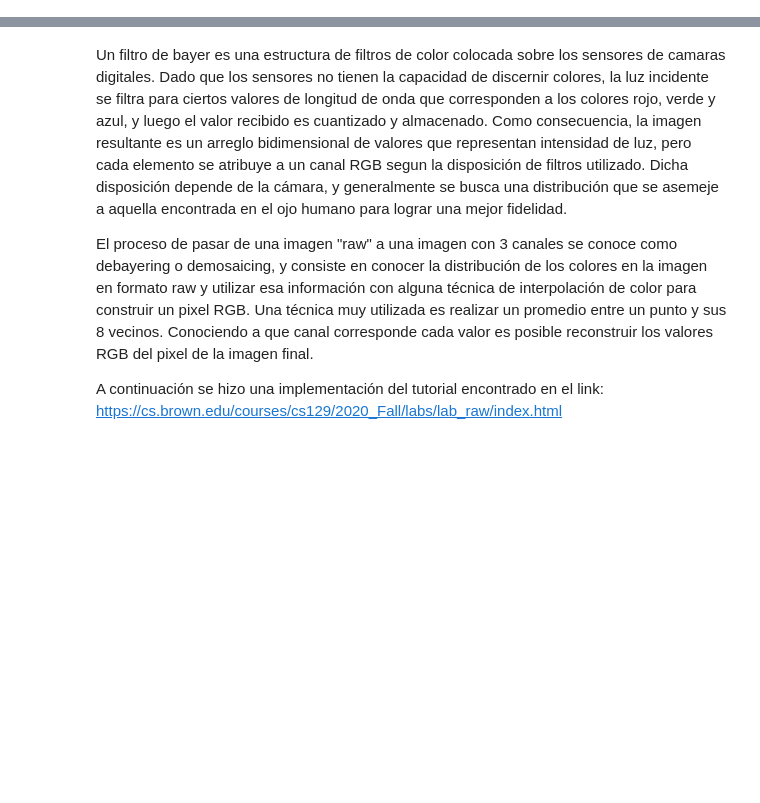
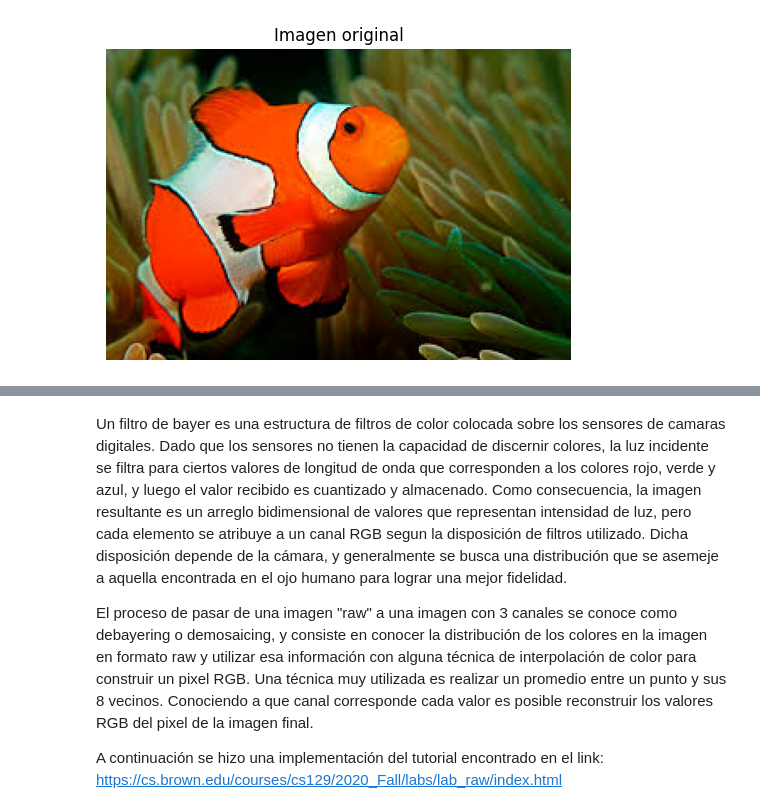
Before and after one commit to Torino1564/Procesamiento-de-Imagenes-Grupo-2, a Jupyter notebook: TP6/TP6.ipynb, the cells around one changed output, grey strips where cells are left out. Saved outputs shown, nothing was run; the diff lists cells and outputs as text; code cells hidden in the pictures; blank space fills up the shorter version.

```diff
--- a/TP6/TP6.ipynb
+++ b/TP6/TP6.ipynb
@@ -23,0 +10,12 @@ Note: you may need to restart the kernel to use updated packages.
+# %%
+nemo = cv2.imread('nemo0.jpg')
+
+nemo = cv2.cvtColor(nemo, cv2.COLOR_BGR2RGB)
+
+plt.figure(figsize=(6, 6))
+plt.imshow(nemo)
+plt.title('Imagen original')
+plt.axis('off')
+plt.show()
+# %% [output]
+[figure, added]
```
Also changed, not shown: parts of 46 cells of this notebook.
